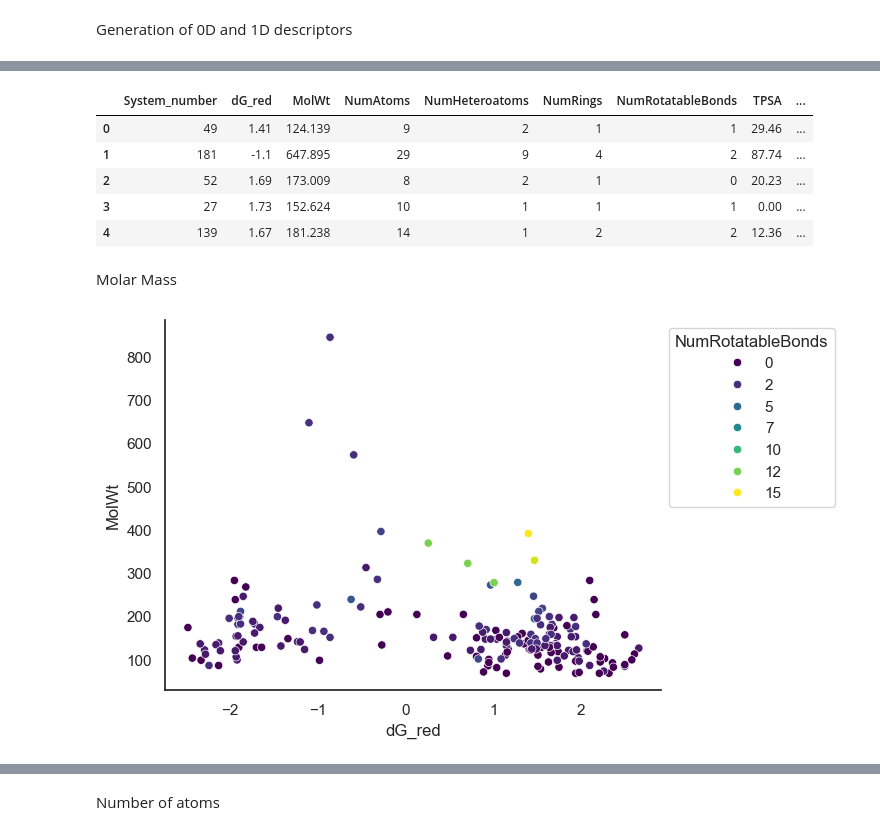
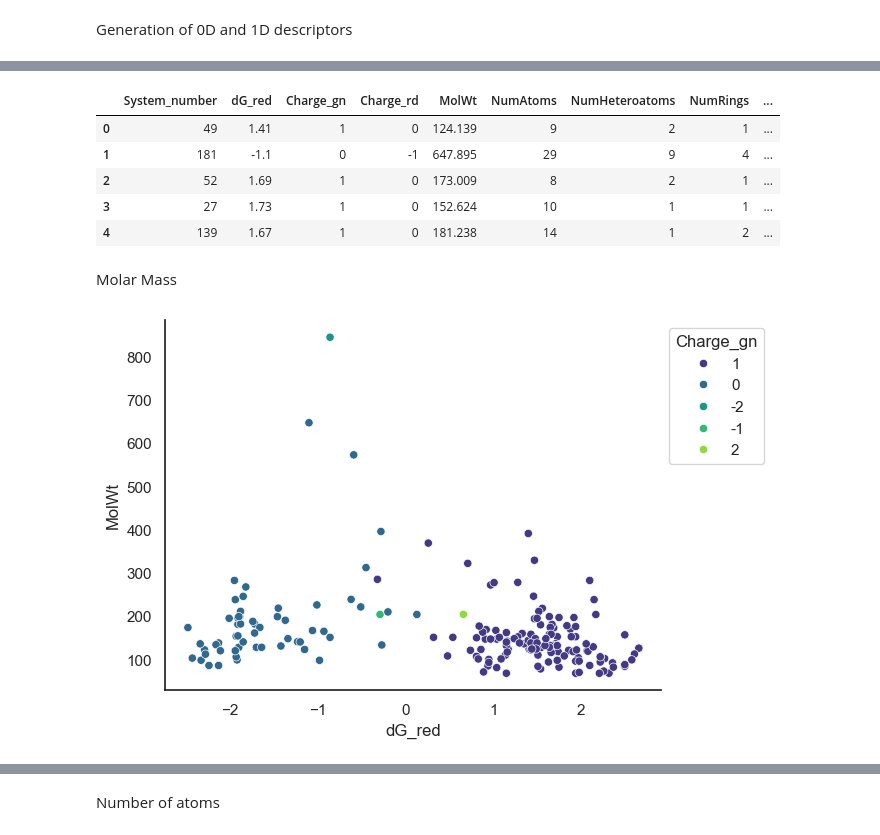
Before and after one commit to igmure/Redox_pred, a Jupyter notebook: VALUES_SMILES.ipynb, the cells around one changed output, grey strips where cells are left out. Cells and saved outputs as stored; diff of their text form; code cells hidden in the pictures.

Commit message:
Add charge parameters to descriptor generation function

```diff
--- a/VALUES_SMILES.ipynb
+++ b/VALUES_SMILES.ipynb
@@ -146,10 +146,12 @@ for idx, row in df.iterrows():
     mol = row['Mol']
     number = row['system_number']
     red = row['dG_red']
+    chg = row['Charge_gn']
+    chr = row['Charge_rd']
     if pd.isna(mol):
         continue
 
-    descriptors = generate_descriptors(mol, row, number, red)
+    descriptors = generate_descriptors(mol, row, number, red, chr, chg)
     if descriptors is not None:
         descriptor_list.append(descriptors)
 
@@ -157,12 +159,12 @@ for idx, row in df.iterrows():
 output_data = pd.DataFrame(descriptor_list)
 output_data.head()
 # %% [output]
-|  | System_number | dG_red | MolWt | NumAtoms | NumHeteroatoms | NumRings | NumRotatableBonds | TPSA | ... |
-| 0 | 49 | 1.41 | 124.139 | 9 | 2 | 1 | 1 | 29.46 | ... |
-| 1 | 181 | -1.1 | 647.895 | 29 | 9 | 4 | 2 | 87.74 | ... |
-| 2 | 52 | 1.69 | 173.009 | 8 | 2 | 1 | 0 | 20.23 | ... |
-| 3 | 27 | 1.73 | 152.624 | 10 | 1 | 1 | 1 | 0.00 | ... |
-| 4 | 139 | 1.67 | 181.238 | 14 | 1 | 2 | 2 | 12.36 | ... |
+|  | System_number | dG_red | Charge_gn | Charge_rd | MolWt | NumAtoms | NumHeteroatoms | NumRings | ... |
+| 0 | 49 | 1.41 | 1 | 0 | 124.139 | 9 | 2 | 1 | ... |
+| 1 | 181 | -1.1 | 0 | -1 | 647.895 | 29 | 9 | 4 | ... |
+| 2 | 52 | 1.69 | 1 | 0 | 173.009 | 8 | 2 | 1 | ... |
+| 3 | 27 | 1.73 | 1 | 0 | 152.624 | 10 | 1 | 1 | ... |
+| 4 | 139 | 1.67 | 1 | 0 | 181.238 | 14 | 1 | 2 | ... |
 # %%
 # df statistics
 # ticks = []
@@ -192,29 +194,29 @@ Molar Mass
 # %%
 sns.set_style('white') # Try 'darkgrid', 'whitegrid', 'dark', 'white', 'ticks'
 sns.set_context('notebook') # Try 'paper', 'poster', 'notebook' and see how it changes the looks
 #plt.xticks(ticks)
 
 #plt.yscale('log')
 #plt.xscale('linear')
-ax = sns.scatterplot(data=output_data, x='dG_red', y='MolWt', hue='NumRotatableBonds',
+ax = sns.scatterplot(data=output_data, x='dG_red', y='MolWt', hue='Charge_gn',
                       legend='brief', palette='viridis')
 #ax = sns.scatterplot(data=output_data, x='MolWt', y='dG_red', hue='NumRotatableBonds', legend='brief')
 sns.move_legend(ax, "upper left", bbox_to_anchor=(1, 1))
 
 """for ind, label in enumerate(ax.get_xticklabels()):
     if ind % 11 == 0:  # every 10th label is kept
         label.set_visible(True)
     else:
         label.set_visible(False)"""
 
 # for ind, label in enumerate(ax.get_yticklabels()):
 #     if ind % -10 == 0:  # every 10th label is kept
 #         label.set_visible(True)
 #     else:
 #         label.set_visible(False)
 
 #ax.tick_params(left=False, bottom=False, right=False, top=False)
 #plt.tight_layout()
 sns.despine()
 # %% [output]
-[figure, old version]
+[figure, new version]
```
Also changed, not shown: parts of 24 cells of this notebook, 1 other file.
